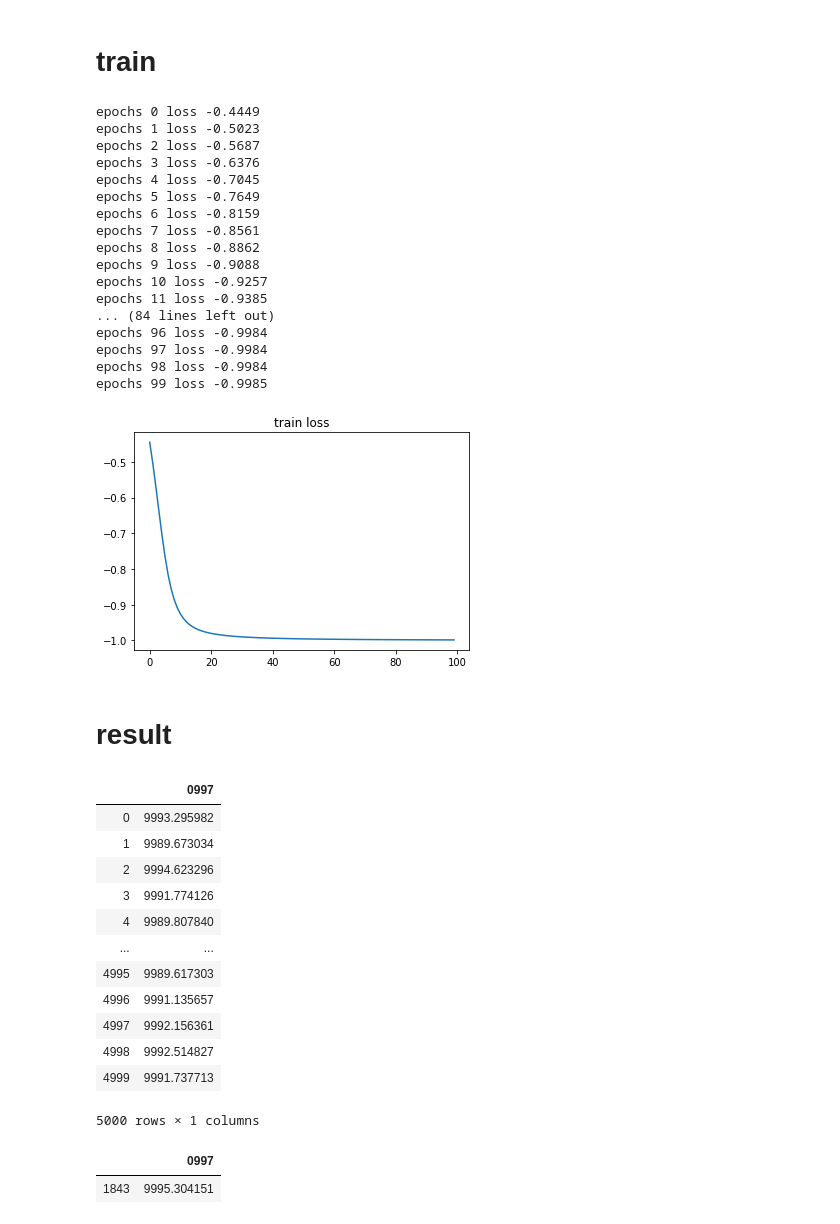
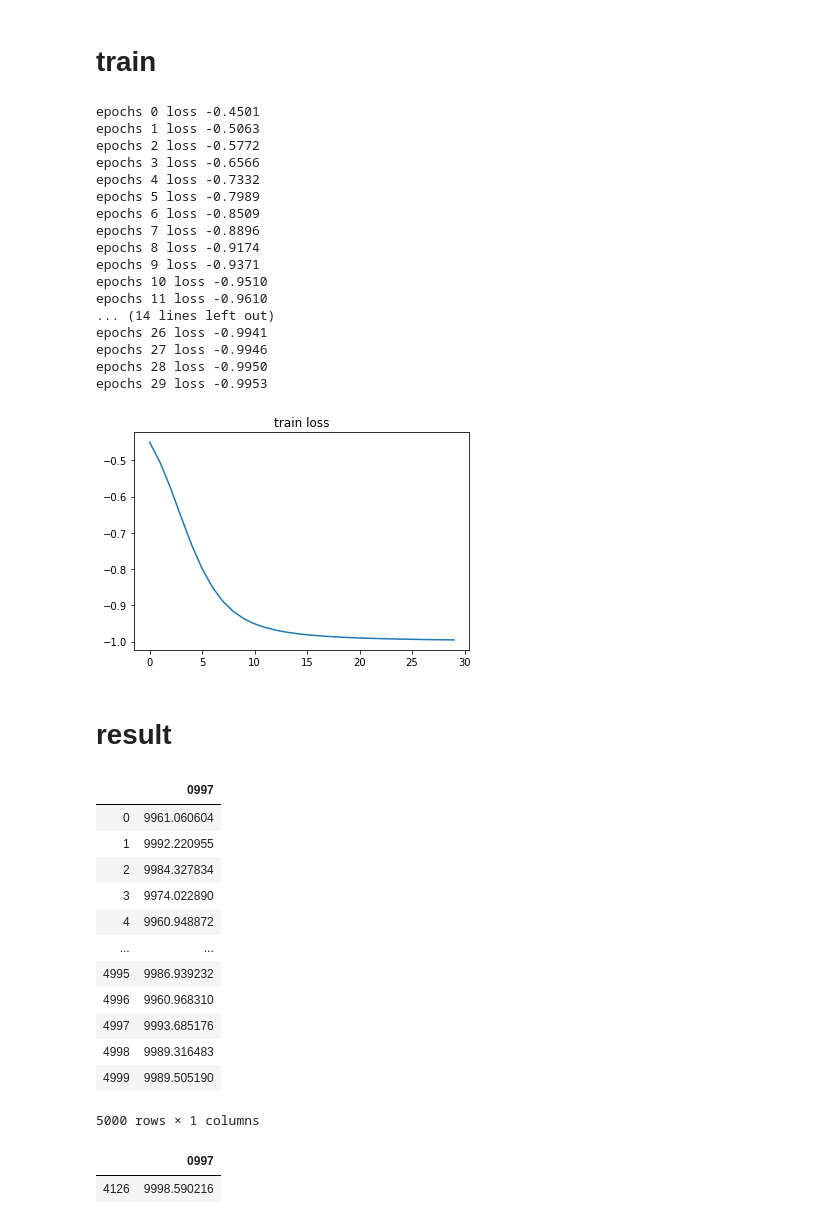
Before and after one commit to skywalker0803r/pa_0331, a Jupyter notebook: control_generator.ipynb, the cells around one changed output. Saved outputs shown, nothing was run; the diff lists cells and outputs as text; code cells hidden in the pictures.

```diff
--- a/control_generator.ipynb
+++ b/control_generator.ipynb
@@ -176,26 +176,26 @@ def train(net,noise_iter,obj_function,optimizer,num_epochs=100):
     # return trained net
     return net
 # %%
-net = train(net,noise_iter,obj_function,optimizer,num_epochs=100)
+net = train(net,noise_iter,obj_function,optimizer,num_epochs=30)
 # %% [output]
-epochs 0 loss -0.4449
-epochs 1 loss -0.5023
-epochs 2 loss -0.5687
-epochs 3 loss -0.6376
-epochs 4 loss -0.7045
-epochs 5 loss -0.7649
-epochs 6 loss -0.8159
-epochs 7 loss -0.8561
-epochs 8 loss -0.8862
-epochs 9 loss -0.9088
-epochs 10 loss -0.9257
-epochs 11 loss -0.9385
-... (84 lines left out)
-epochs 96 loss -0.9984
-epochs 97 loss -0.9984
-epochs 98 loss -0.9984
-epochs 99 loss -0.9985
+epochs 0 loss -0.4501
+epochs 1 loss -0.5063
+epochs 2 loss -0.5772
+epochs 3 loss -0.6566
+epochs 4 loss -0.7332
+epochs 5 loss -0.7989
+epochs 6 loss -0.8509
+epochs 7 loss -0.8896
+epochs 8 loss -0.9174
+epochs 9 loss -0.9371
+epochs 10 loss -0.9510
+epochs 11 loss -0.9610
+... (14 lines left out)
+epochs 26 loss -0.9941
+epochs 27 loss -0.9946
+epochs 28 loss -0.9950
+epochs 29 loss -0.9953
-[figure, old version]
+[figure, new version]
 # %% [markdown]
 # result
 # %%
@@ -205,24 +205,24 @@ output = pd.DataFrame(output,columns=['0997'])
 output
 # %% [output]
 |  | 0997 |
-| 0 | 9993.295982 |
-| 1 | 9989.673034 |
-| 2 | 9994.623296 |
-| 3 | 9991.774126 |
-| 4 | 9989.807840 |
+| 0 | 9961.060604 |
+| 1 | 9992.220955 |
+| 2 | 9984.327834 |
+| 3 | 9974.022890 |
+| 4 | 9960.948872 |
 | ... | ... |
-| 4995 | 9989.617303 |
-| 4996 | 9991.135657 |
-| 4997 | 9992.156361 |
-| 4998 | 9992.514827 |
-| 4999 | 9991.737713 |
+| 4995 | 9986.939232 |
+| 4996 | 9960.968310 |
+| 4997 | 9993.685176 |
+| 4998 | 9989.316483 |
+| 4999 | 9989.505190 |
 5000 rows × 1 columns
 # %%
 best_idx = np.argmax(output.values)
 output.loc[[best_idx]]
 # %% [output]
 |  | 0997 |
-| 1843 | 9995.304151 |
+| 4126 | 9998.590216 |
 # %%
 result = pd.DataFrame(net(noise).detach().cpu().numpy())
 result[:] = mm_x.inverse_transform(result)
```
Also changed, not shown: parts of 4 cells of this notebook, 1 other file.
